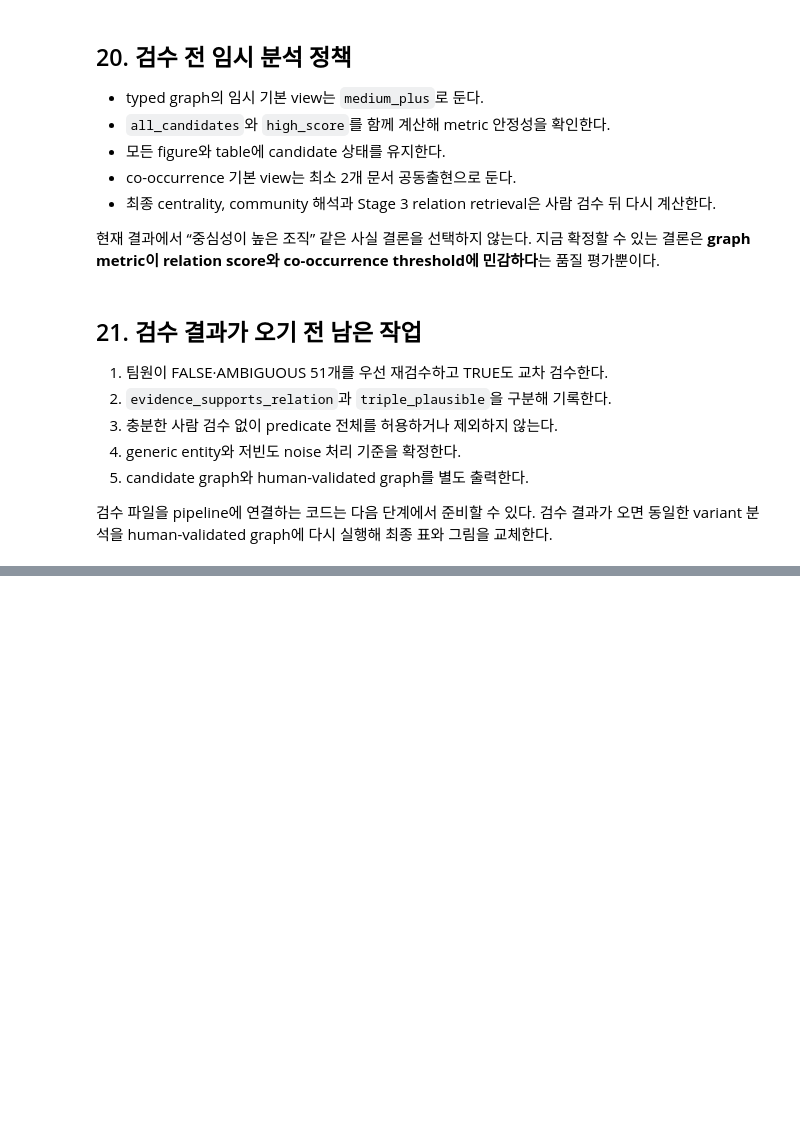
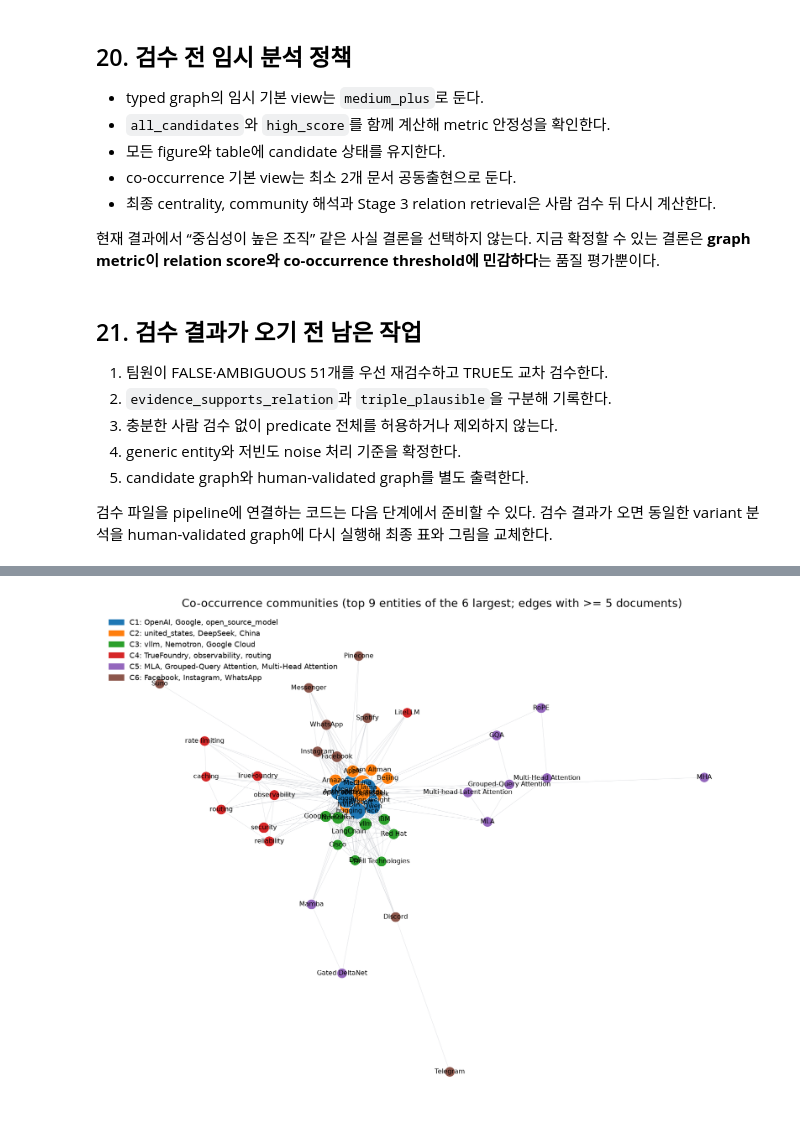
Before and after one commit to jihyeon26/2026-09-CLT-computational_language, a Jupyter notebook: notebooks/stage1_wp3_open_models_contract.ipynb, the cells around one changed output, grey strips where cells are left out. Cells and saved outputs as stored; diff of their text form; code cells hidden in the pictures; blank space fills up the shorter version.

```diff
--- a/notebooks/stage1_wp3_open_models_contract.ipynb
+++ b/notebooks/stage1_wp3_open_models_contract.ipynb
@@ -966,0 +1666,19 @@ variant 분석을 human-validated graph에 다시 실행해 최종 표와 그림
+# %%
+clustering_table = pd.DataFrame(
+    [
+        ("typed (undirected projection)", nx.average_clustering(typed_undirected), np.nan,
+         nx.transitivity(typed_undirected)),
+        ("co-occurrence", nx.average_clustering(cooccurrence_graph),
+         nx.average_clustering(cooccurrence_graph, weight="document_count"), nx.transitivity(cooccurrence_graph)),
+    ],
+    columns=["view", "average clustering", "weighted average clustering", "transitivity"],
+).round(4)
+display(clustering_table)
+
+community_members, community_summary = detect_cooccurrence_communities(cooccurrence_graph)
+community_sets = [set(group["entity_id"]) for _, group in community_members.groupby("community_id")]
+modularity = nx.community.modularity(cooccurrence_graph, community_sets, weight="document_count")
+community_summary["top_entities"] = community_summary["top_entities"].map(lambda v: ", ".join(json.loads(v)[:8]))
+community_summary["share_of_nodes"] = (community_summary["node_count"] / cooccurrence_graph.number_of_nodes()).round(3)
+print(f"community {len(community_summary)}개 | modularity {modularity:.3f}")
+display(community_summary.head(10))
@@ -966,0 +1701,31 @@ variant 분석을 human-validated graph에 다시 실행해 최종 표와 그림
+# %%
+TOP_COMMUNITIES = 6
+NODES_PER_COMMUNITY = 9
+top_members = community_members[
+    (community_members["community_id"] <= TOP_COMMUNITIES)
+    & (community_members["rank_in_community"] <= NODES_PER_COMMUNITY)
+]
+draw = cooccurrence_graph.subgraph(top_members["entity_id"]).copy()
+draw.remove_edges_from([(a, b) for a, b, d in draw.edges(data=True)
+                        if d["document_count"] < DRAW_COOCCURRENCE_DOCUMENTS])
+draw.remove_nodes_from(list(nx.isolates(draw)))
+community_of = top_members.set_index("entity_id")["community_id"]
+palette = plt.get_cmap("tab10")
+positions = nx.spring_layout(draw, seed=SEED, weight="document_count", k=2.4 / np.sqrt(max(len(draw), 1)), iterations=500)
+fig, ax = plt.subplots(figsize=(13, 10))
+widths = [0.3 + 2.5 * d["document_count"] / max(nx.get_edge_attributes(draw, "document_count").values())
+          for _, _, d in draw.edges(data=True)]
+nx.draw_networkx_edges(draw, positions, width=widths, alpha=0.25, edge_color="#6B7280", ax=ax)
+nx.draw_networkx_nodes(draw, positions, ax=ax, linewidths=0.6, edgecolors="white",
+                       node_color=[palette(community_of[n] - 1) for n in draw],
+                       node_size=[120 + 0.6 * draw.nodes[n]["document_count"] for n in draw])
+nx.draw_networkx_labels(draw, positions, labels={n: pretty(draw.nodes[n]["label"]) for n in draw}, font_size=7, ax=ax)
+legend_labels = community_summary.set_index("community_id")["top_entities"]
+ax.legend(handles=[Patch(color=palette(c - 1), label=f"C{c}: " + ", ".join(legend_labels[c].split(", ")[:3]))
+                   for c in range(1, TOP_COMMUNITIES + 1)], loc="upper left", frameon=False, fontsize=8)
+ax.set_title(f"Co-occurrence communities (top {NODES_PER_COMMUNITY} entities of the {TOP_COMMUNITIES} largest; "
+             f"edges with >= {DRAW_COOCCURRENCE_DOCUMENTS} documents)")
+ax.axis("off")
+save_figure(fig, "03_cooccurrence_communities.png")
+# %% [output]
+[figure, added]
```
Also changed, not shown: parts of 41 cells of this notebook, 17 other files.
